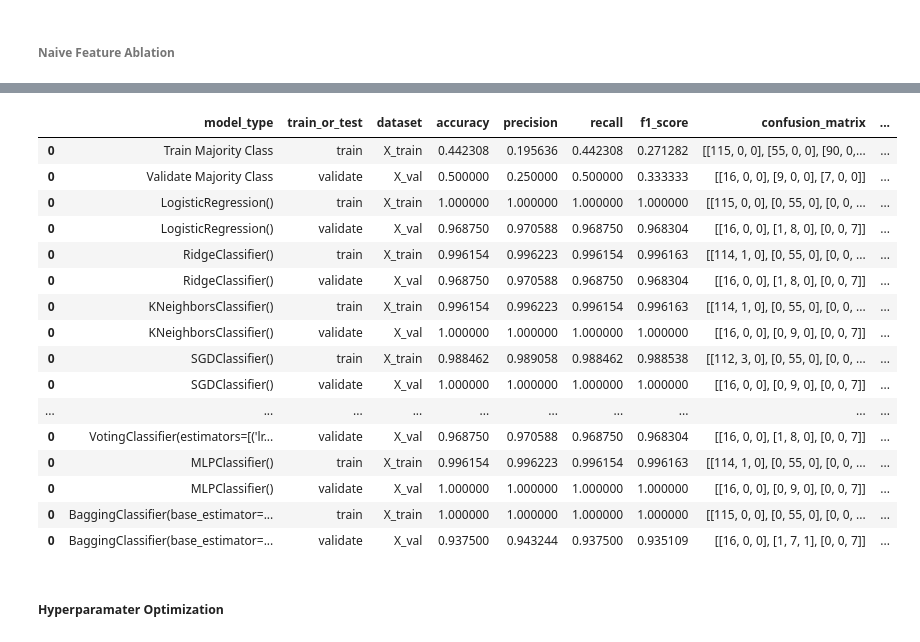
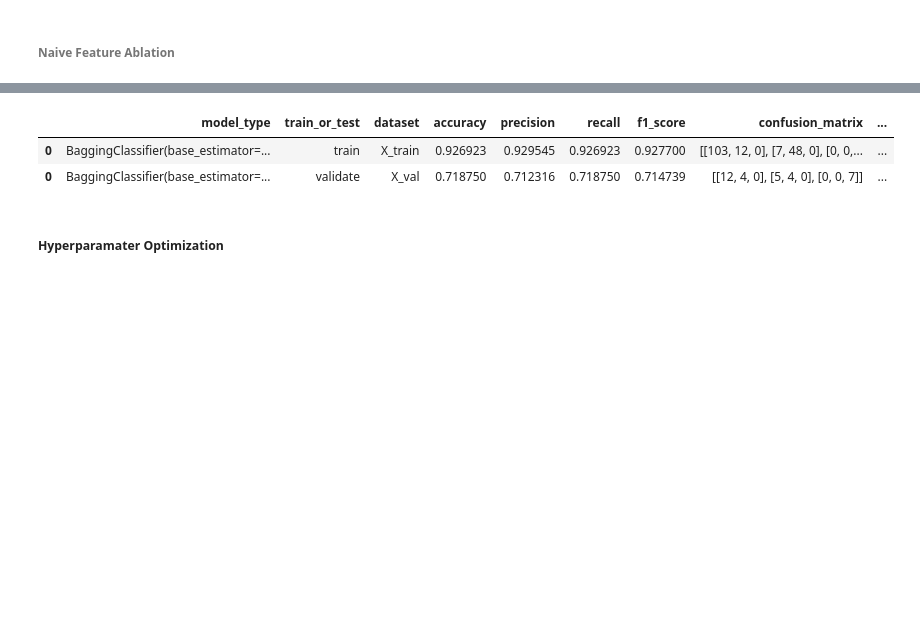
Before and after one commit to emekdahl/machine_learning_template, a Jupyter notebook: machine_learning_template.ipynb, the cells around one changed output, grey strips where cells are left out. Drawn from its saved outputs; the diff is of its cells as text; code cells hidden in the pictures; blank space fills up the shorter version.

```diff
--- a/machine_learning_template.ipynb
+++ b/machine_learning_template.ipynb
@@ -851,27 +811,13 @@ best_yet_model
 # %%
 clf_best_yet_model_with_abl_data = [BaggingClassifier(base_estimator=ExtraTreeClassifier())]
 clf_best_yet_model_with_abl_data_with_defaults = BasicModelsWithDefaults(clf_best_yet_model_with_abl_data, ablated_experiment_data, model_tracker, 'classification')
 clf_best_yet_model_with_abl_data_with_defaults.fit()
 model_tracker = clf_best_yet_model_with_abl_data_with_defaults.predict()
-model_tracker
+model_tracker.tail(len(clf_best_yet_model_with_abl_data) * 2)
 # %% [output]
 |  | model_type | train_or_test | dataset | accuracy | precision | recall | f1_score | confusion_matrix | ... |
-| 0 | Train Majority Class | train | X_train | 0.442308 | 0.195636 | 0.442308 | 0.271282 | [[115, 0, 0], [55, 0, 0], [90, 0,... | ... |
-| 0 | Validate Majority Class | validate | X_val | 0.500000 | 0.250000 | 0.500000 | 0.333333 | [[16, 0, 0], [9, 0, 0], [7, 0, 0]] | ... |
-| 0 | LogisticRegression() | train | X_train | 1.000000 | 1.000000 | 1.000000 | 1.000000 | [[115, 0, 0], [0, 55, 0], [0, 0, ... | ... |
-| 0 | LogisticRegression() | validate | X_val | 0.968750 | 0.970588 | 0.968750 | 0.968304 | [[16, 0, 0], [1, 8, 0], [0, 0, 7]] | ... |
-| 0 | RidgeClassifier() | train | X_train | 0.996154 | 0.996223 | 0.996154 | 0.996163 | [[114, 1, 0], [0, 55, 0], [0, 0, ... | ... |
-| 0 | RidgeClassifier() | validate | X_val | 0.968750 | 0.970588 | 0.968750 | 0.968304 | [[16, 0, 0], [1, 8, 0], [0, 0, 7]] | ... |
-| 0 | KNeighborsClassifier() | train | X_train | 0.996154 | 0.996223 | 0.996154 | 0.996163 | [[114, 1, 0], [0, 55, 0], [0, 0, ... | ... |
-| 0 | KNeighborsClassifier() | validate | X_val | 1.000000 | 1.000000 | 1.000000 | 1.000000 | [[16, 0, 0], [0, 9, 0], [0, 0, 7]] | ... |
-| 0 | SGDClassifier() | train | X_train | 0.988462 | 0.989058 | 0.988462 | 0.988538 | [[112, 3, 0], [0, 55, 0], [0, 0, ... | ... |
-| 0 | SGDClassifier() | validate | X_val | 1.000000 | 1.000000 | 1.000000 | 1.000000 | [[16, 0, 0], [0, 9, 0], [0, 0, 7]] | ... |
-| ... | ... | ... | ... | ... | ... | ... | ... | ... | ... |
-| 0 | VotingClassifier(estimators=[('lr... | validate | X_val | 0.968750 | 0.970588 | 0.968750 | 0.968304 | [[16, 0, 0], [1, 8, 0], [0, 0, 7]] | ... |
-| 0 | MLPClassifier() | train | X_train | 0.996154 | 0.996223 | 0.996154 | 0.996163 | [[114, 1, 0], [0, 55, 0], [0, 0, ... | ... |
-| 0 | MLPClassifier() | validate | X_val | 1.000000 | 1.000000 | 1.000000 | 1.000000 | [[16, 0, 0], [0, 9, 0], [0, 0, 7]] | ... |
-| 0 | BaggingClassifier(base_estimator=... | train | X_train | 1.000000 | 1.000000 | 1.000000 | 1.000000 | [[115, 0, 0], [0, 55, 0], [0, 0, ... | ... |
-| 0 | BaggingClassifier(base_estimator=... | validate | X_val | 0.937500 | 0.943244 | 0.937500 | 0.935109 | [[16, 0, 0], [1, 7, 1], [0, 0, 7]] | ... |
+| 0 | BaggingClassifier(base_estimator=... | train | X_train | 0.926923 | 0.929545 | 0.926923 | 0.927700 | [[103, 12, 0], [7, 48, 0], [0, 0,... | ... |
+| 0 | BaggingClassifier(base_estimator=... | validate | X_val | 0.718750 | 0.712316 | 0.718750 | 0.714739 | [[12, 4, 0], [5, 4, 0], [0, 0, 7]] | ... |
 # %% [markdown]
 ##### Hyperparamater Optimization
 # %% [markdown]
```
Also changed, not shown: parts of 14 cells of this notebook.
